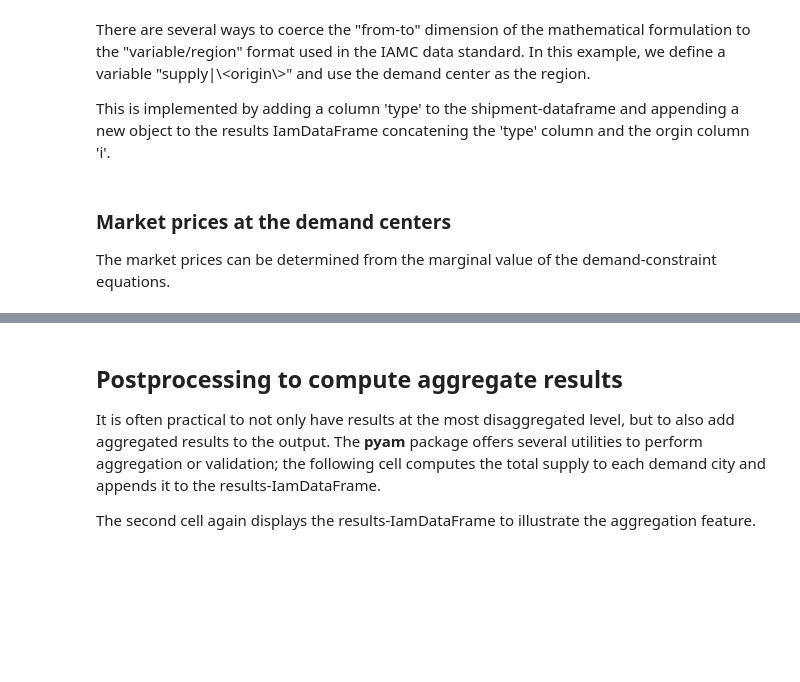
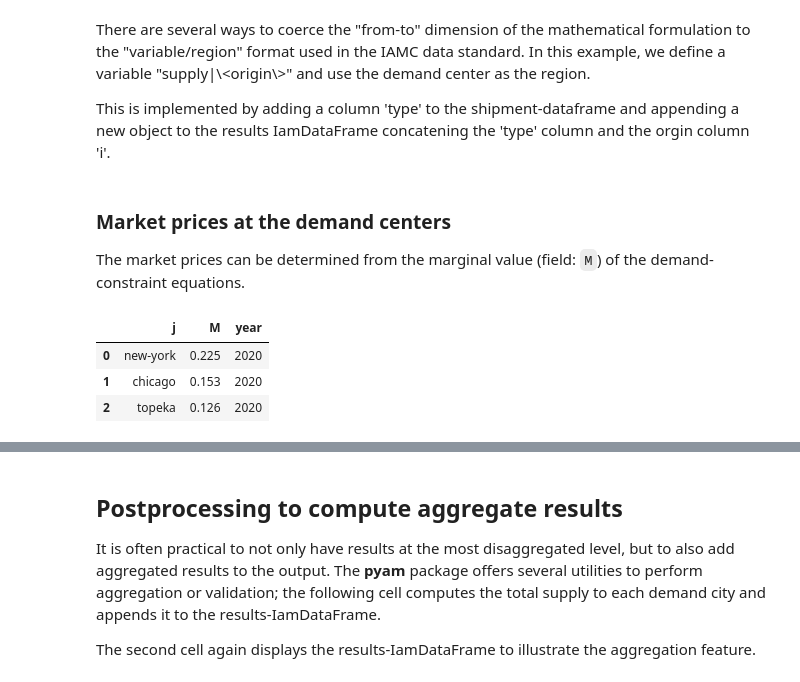
Before and after one commit to IAMconsortium/pyam, a Jupyter notebook: doc/source/tutorials/GAMS_to_pyam.ipynb, the cells around one changed output, grey strips where cells are left out. Saved outputs shown, nothing was run; the diff lists cells and outputs as text; code cells hidden in the pictures; blank space fills up the shorter version.

```diff
--- a/doc/source/tutorials/GAMS_to_pyam.ipynb
+++ b/doc/source/tutorials/GAMS_to_pyam.ipynb
@@ -184,5 +191,14 @@ df.append(x, variable=['type', 'i'], region='j', unit='cases', **args, inplace=T
 # %% [markdown]
 ### Market prices at the demand centers
 
-The market prices can be determined from the marginal value of the demand-constraint equations.
+The market prices can be determined from the marginal value (field: `M`) of the demand-constraint equations.
+# %%
+demand = gdx.to_dataframe('demand', fields='M')['elements']
+demand['year'] = 2020
+demand
+# %% [output]
+|  | j | M | year |
+| 0 | new-york | 0.225 | 2020 |
+| 1 | chicago | 0.153 | 2020 |
+| 2 | topeka | 0.126 | 2020 |
 # %%
```
Also changed, not shown: parts of 20 cells of this notebook.
